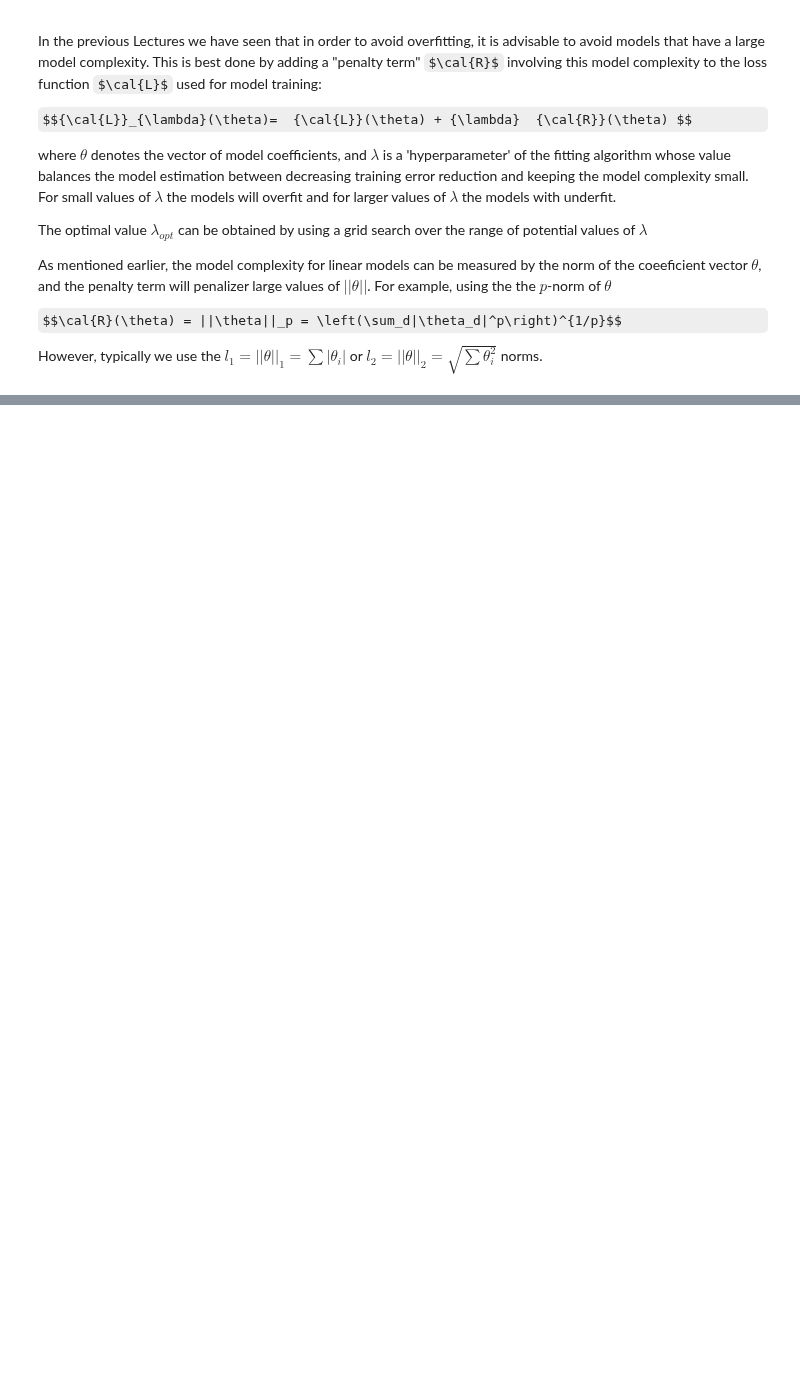
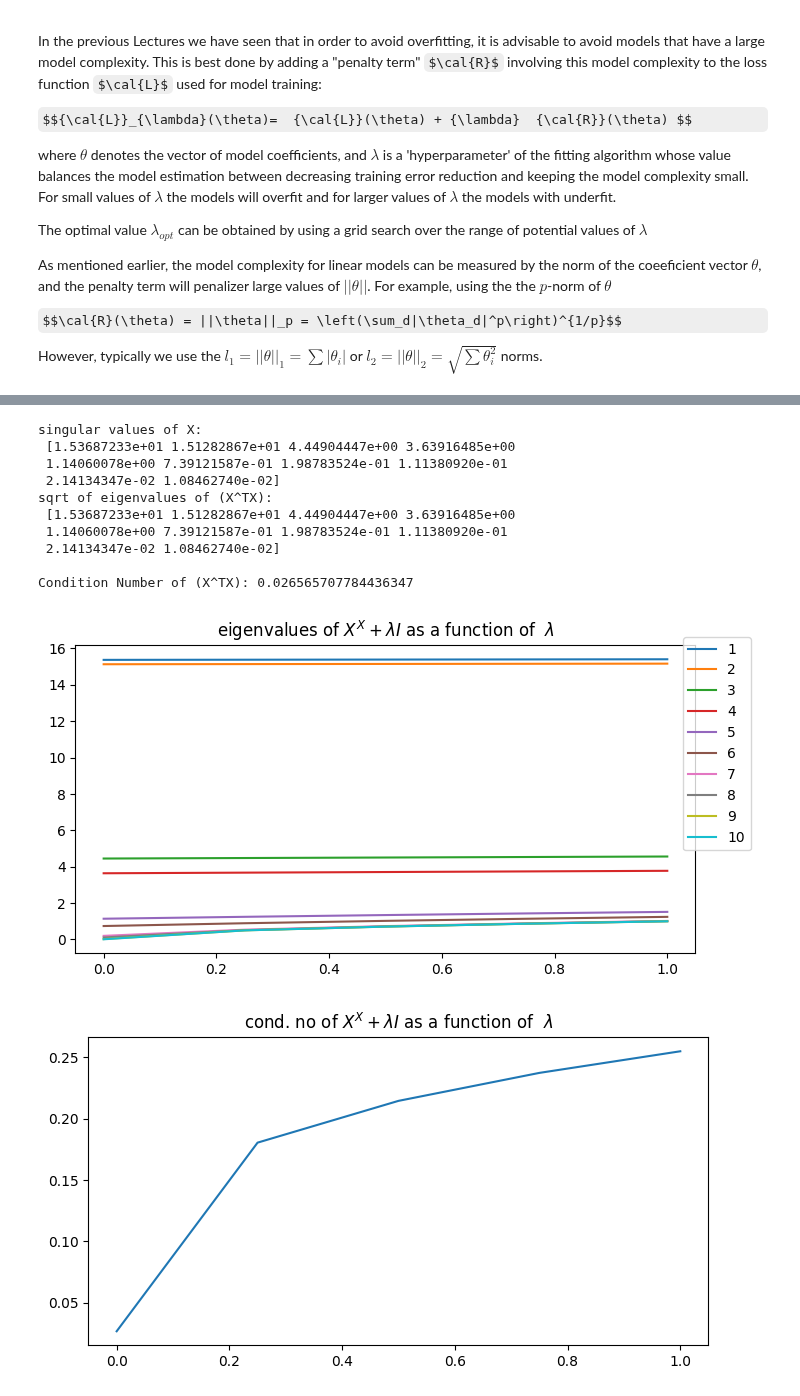
Before and after one commit to rameshnatarajanus/katz-aim5004-fall2025, a Jupyter notebook: notebooks/Lecture-07-Overfittng-and-Regularization-2.ipynb, the cells around one changed output, grey strips where cells are left out. Saved outputs shown, nothing was run; the diff lists cells and outputs as text; code cells hidden in the pictures; some formulas as TeX source; blank space fills up the shorter version.

```diff
--- a/notebooks/Lecture-07-Overfittng-and-Regularization-2.ipynb
+++ b/notebooks/Lecture-07-Overfittng-and-Regularization-2.ipynb
@@ -168,0 +142,60 @@ Lets work with a real dataset (the one we worked with last time).
+# %%
+import numpy as np
+
+from sklearn.preprocessing import PolynomialFeatures
+
+from sklearn.preprocessing import StandardScaler
+
+import matplotlib.pyplot as plt
+plt.rcParams['figure.figsize'] = [8, 4]
+import warnings
+warnings.filterwarnings("ignore")
+
+n = 50
+n_ord = 10
+xrange = (-5.0, 5.)
+x = np.linspace(min(xrange), max(xrange),n)
+ftrs = np.delete(PolynomialFeatures(n_ord).fit_transform(x[:, np.newaxis]),0, axis=1)
+
+standardized_ftrs = StandardScaler().fit_transform(ftrs)
+
+# lets look at the singular values of X
+S = np.linalg.svd(standardized_ftrs, compute_uv = False)
+print(f"singular values of X: \n {S}")
+
+eigvalsh = np.sqrt(np.linalg.eigvalsh(standardized_ftrs.T @ standardized_ftrs))[::-1]
+print(f"sqrt of eigenvalues of (X^TX): \n {eigvalsh}")
+print(f"\nCondition Number of (X^TX): {np.sqrt(eigvalsh[-1]/eigvalsh[0])}\n")
+lambdas = np.linspace(0, 1, int(1/0.2))
+eigvalshs = []
+cond_nos = []
+for lamb in lambdas:
+    eigvalsh = np.sqrt(np.linalg.eigvalsh(standardized_ftrs.T @ standardized_ftrs +
+                                  lamb * np.identity(standardized_ftrs.shape[1])))[::-1]
+    # print(f"sqrt of eigenvalues of (X^TX) + {lamb} I: \n {eigvalsh[::-1]}")
+    eigvalshs.append(eigvalsh)
+    cond_nos.append(np.sqrt(eigvalsh[-1]/eigvalsh[0]))
+
+for i, eig in enumerate(np.array(eigvalshs).T):
+    plt.plot(lambdas, eig, label=f"{i+1}")
+plt.title("eigenvalues of $X^X + \lambda I$ as a function of  $\lambda$")
+plt.legend(bbox_to_anchor=(1.1, 1.05))
+plt.show()
+
+
+plt.plot(lambdas, cond_nos)
+plt.title("cond. no of $X^X + \lambda I$ as a function of  $\lambda$")
+plt.show()
+# %% [output]
+singular values of X:
+ [1.53687233e+01 1.51282867e+01 4.44904447e+00 3.63916485e+00
+ 1.14060078e+00 7.39121587e-01 1.98783524e-01 1.11380920e-01
+ 2.14134347e-02 1.08462740e-02]
+sqrt of eigenvalues of (X^TX):
+ [1.53687233e+01 1.51282867e+01 4.44904447e+00 3.63916485e+00
+ 1.14060078e+00 7.39121587e-01 1.98783524e-01 1.11380920e-01
+ 2.14134347e-02 1.08462740e-02]
+
+Condition Number of (X^TX): 0.026565707784436347
+[figure, added]
+[figure, added]
```
Also changed, not shown: parts of 27 cells of this notebook, 3 other files.
